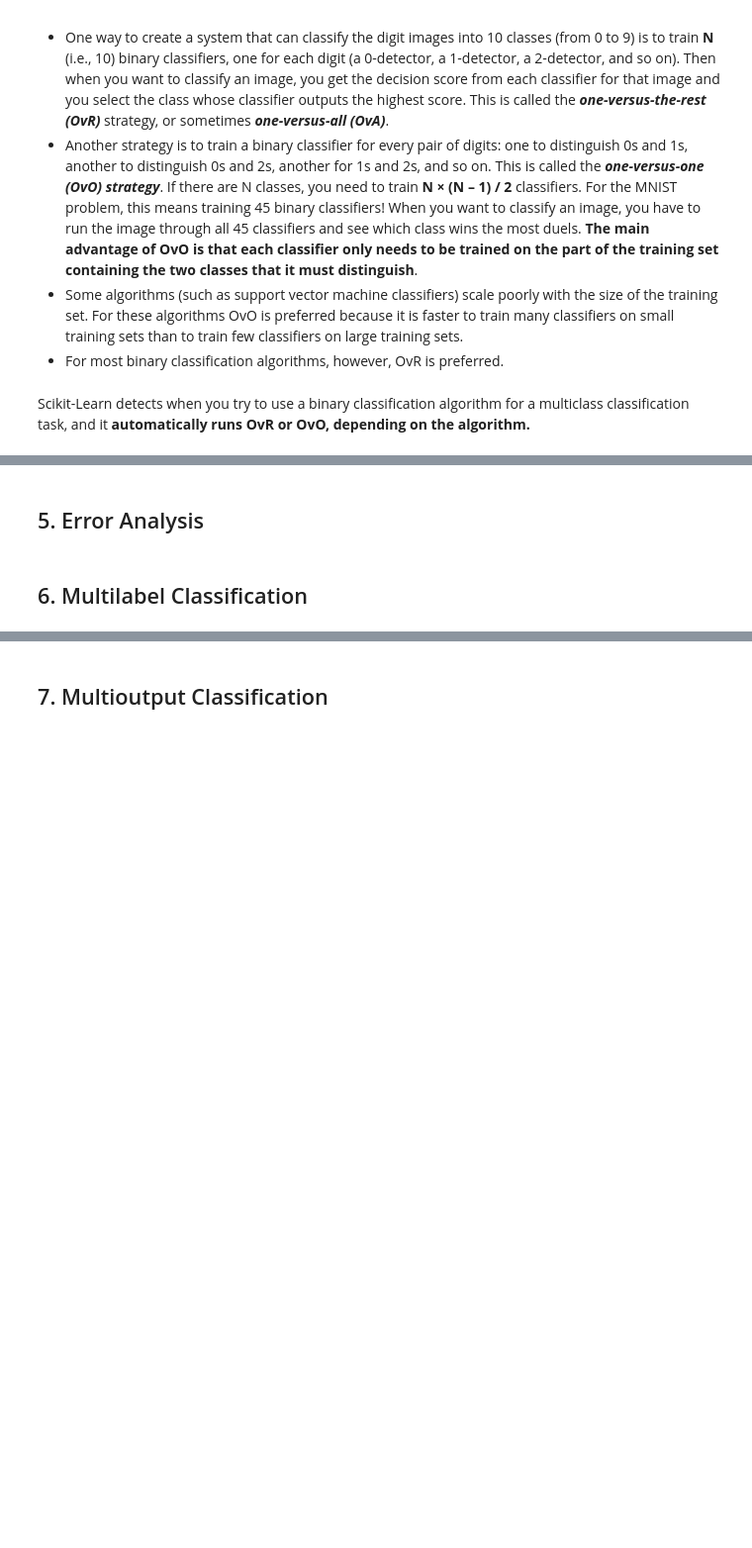
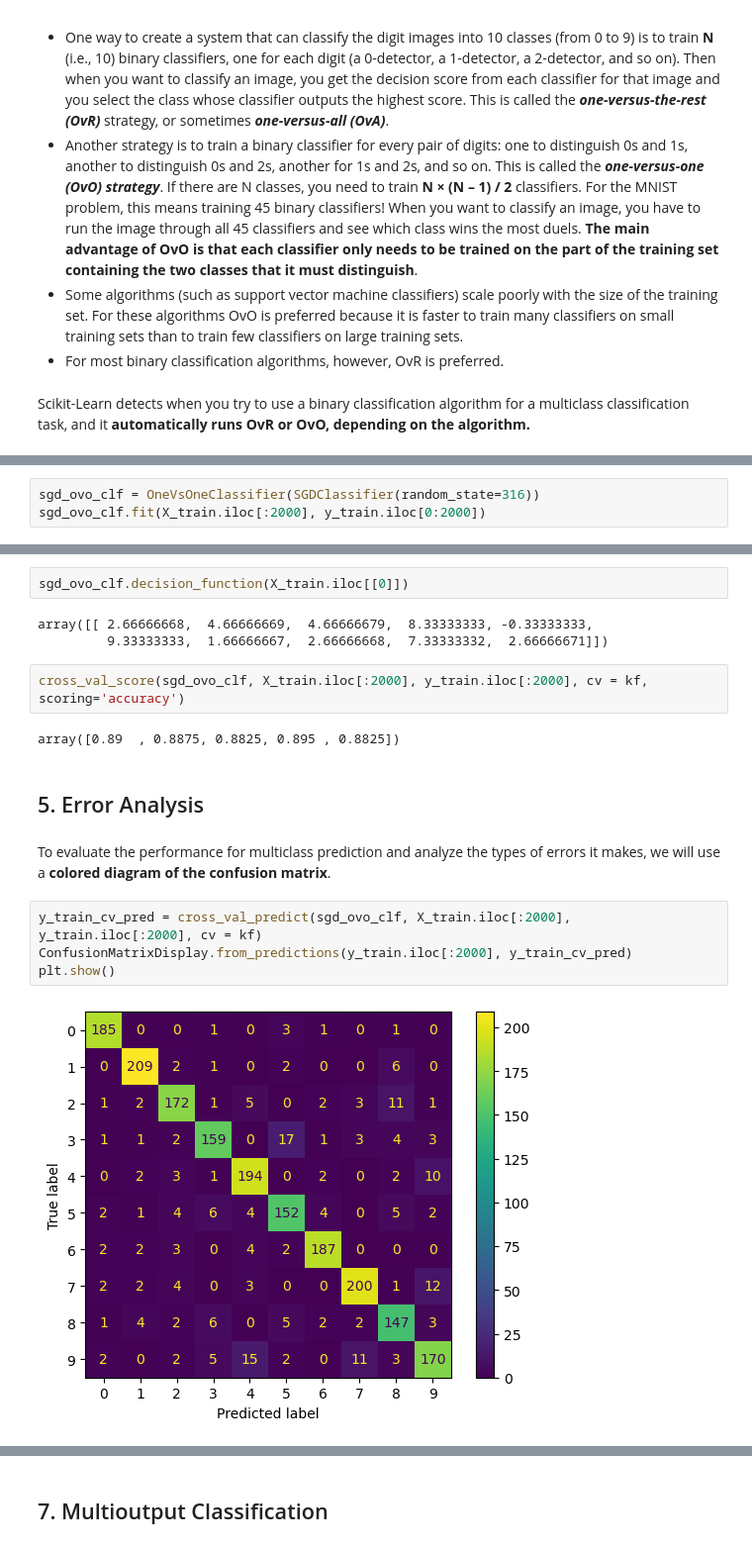
Before and after one commit to JinDai666/Hands-On-ML-Notes, a Jupyter notebook: ch03-classification/ch03_classification.ipynb, the cells around one changed output, grey strips where cells are left out. Shown at 99% size. Saved outputs shown, nothing was run; the diff lists cells and outputs as text; blank space fills up the shorter version.

Commit message:
ch03: WIP - error analysis

```diff
--- a/ch03-classification/ch03_classification.ipynb
+++ b/ch03-classification/ch03_classification.ipynb
@@ -257,0 +293,3 @@ For the code above, how to make pipeline?
+# %%
+sgd_ovo_clf = OneVsOneClassifier(SGDClassifier(random_state=316))
+sgd_ovo_clf.fit(X_train.iloc[:2000], y_train.iloc[0:2000])
@@ -258,4 +302,19 @@ For the code above, how to make pipeline?
+# %%
+sgd_ovo_clf.decision_function(X_train.iloc[[0]])
+# %% [output]
+array([[ 2.66666668,  4.66666669,  4.66666679,  8.33333333, -0.33333333,
+         9.33333333,  1.66666667,  2.66666668,  7.33333332,  2.66666671]])
+# %%
+cross_val_score(sgd_ovo_clf, X_train.iloc[:2000], y_train.iloc[:2000], cv = kf, scoring='accuracy')
+# %% [output]
+array([0.89  , 0.8875, 0.8825, 0.895 , 0.8825])
 # %% [markdown]
 ## 5. Error Analysis
-# %% [markdown]
-## 6. Multilabel Classification
+# %% [markdown]
+To evaluate the performance for multiclass prediction and analyze the types of errors it makes, we will use a **colored diagram of the confusion matrix**.
+# %%
+y_train_cv_pred = cross_val_predict(sgd_ovo_clf, X_train.iloc[:2000], y_train.iloc[:2000], cv = kf)
+ConfusionMatrixDisplay.from_predictions(y_train.iloc[:2000], y_train_cv_pred)
+plt.show()
+# %% [output]
+[figure, added]
```
Also changed, not shown: parts of 21 cells of this notebook.
